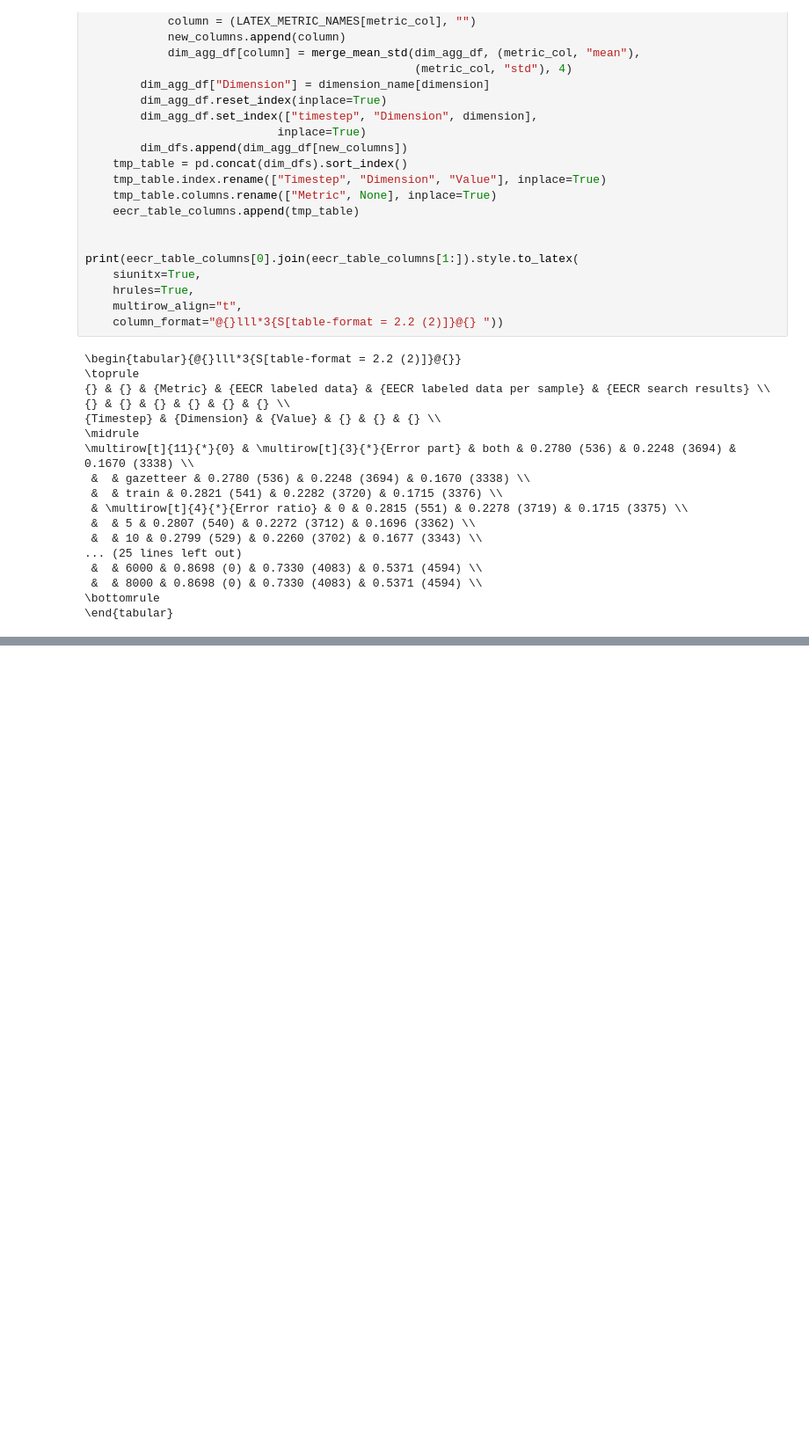
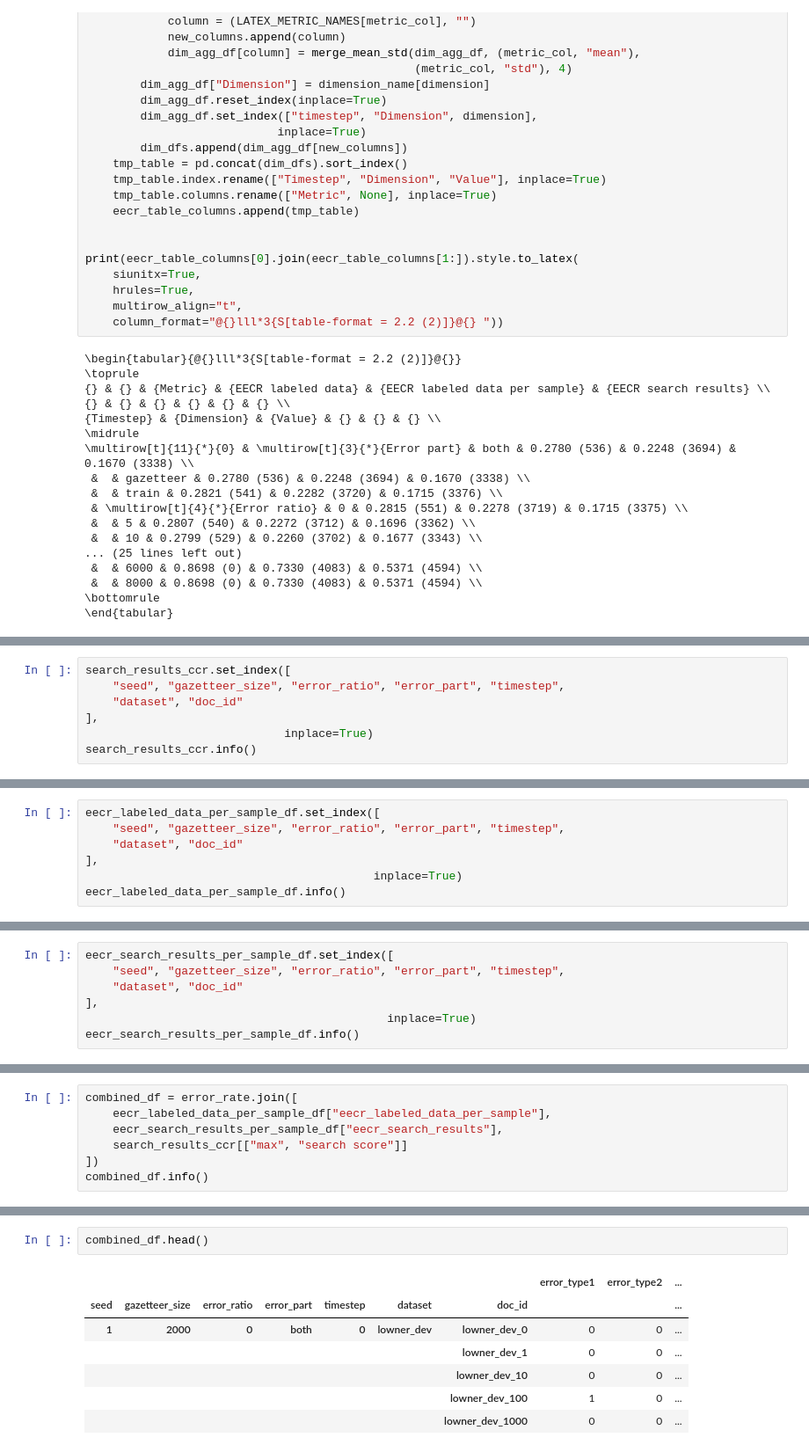
Before and after one commit to roebbert92/thesis, a Jupyter notebook: evaluations/02_content.ipynb, the cells around one changed output, grey strips where cells are left out. Shown at 88% size. Cells and saved outputs as stored; diff of their text form; blank space fills up the shorter version.

Commit message:
experiment 02 data viz

```diff
--- a/evaluations/02_content.ipynb
+++ b/evaluations/02_content.ipynb
@@ -681,0 +604,7 @@ eecr_per_sample_labeled_data.to_parquet(
+# %%
+search_results_ccr.set_index([
+    "seed", "gazetteer_size", "error_ratio", "error_part", "timestep",
+    "dataset", "doc_id"
+],
+                             inplace=True)
+search_results_ccr.info()
@@ -681,0 +626,7 @@ eecr_per_sample_labeled_data.to_parquet(
+# %%
+eecr_labeled_data_per_sample_df.set_index([
+    "seed", "gazetteer_size", "error_ratio", "error_part", "timestep",
+    "dataset", "doc_id"
+],
+                                          inplace=True)
+eecr_labeled_data_per_sample_df.info()
@@ -681,0 +648,7 @@ eecr_per_sample_labeled_data.to_parquet(
+# %%
+eecr_search_results_per_sample_df.set_index([
+    "seed", "gazetteer_size", "error_ratio", "error_part", "timestep",
+    "dataset", "doc_id"
+],
+                                            inplace=True)
+eecr_search_results_per_sample_df.info()
@@ -681,0 +670,7 @@ eecr_per_sample_labeled_data.to_parquet(
+# %%
+combined_df = error_rate.join([
+    eecr_labeled_data_per_sample_df["eecr_labeled_data_per_sample"],
+    eecr_search_results_per_sample_df["eecr_search_results"],
+    search_results_ccr[["max", "search score"]]
+])
+combined_df.info()
@@ -681,0 +695,10 @@ eecr_per_sample_labeled_data.to_parquet(
+# %%
+combined_df.head()
+# %% [output]
+|  |  |  |  |  |  |  | error_type1 | error_type2 | ... |
+| seed | gazetteer_size | error_ratio | error_part | timestep | dataset | doc_id |  |  | ... |
+| 1 | 2000 | 0 | both | 0 | lowner_dev | lowner_dev_0 | 0 | 0 | ... |
+|  |  |  |  |  |  | lowner_dev_1 | 0 | 0 | ... |
+|  |  |  |  |  |  | lowner_dev_10 | 0 | 0 | ... |
+|  |  |  |  |  |  | lowner_dev_100 | 1 | 0 | ... |
+|  |  |  |  |  |  | lowner_dev_1000 | 0 | 0 | ... |
```
Also changed, not shown: parts of 41 cells of this notebook, 3 other files.
